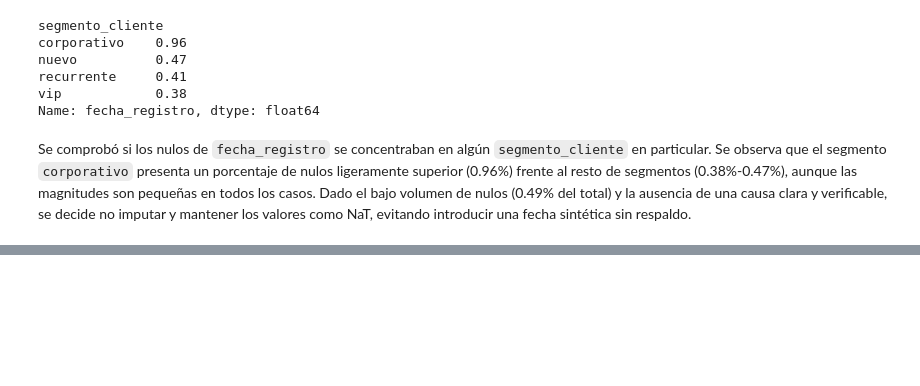
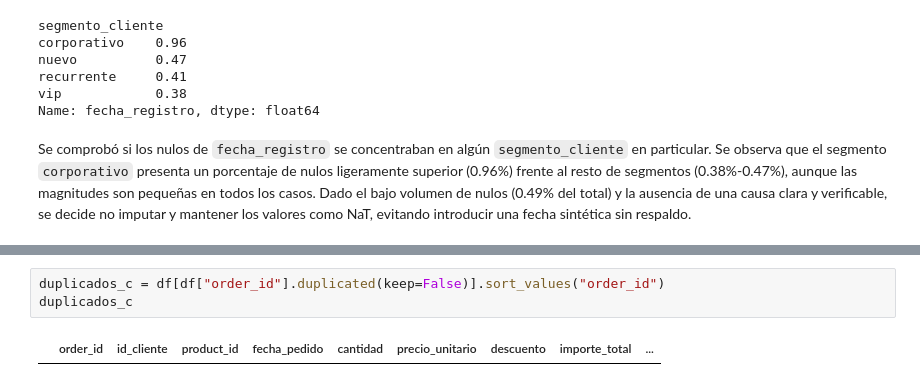
Before and after one commit to FM-Luque/4.DataProyect_Proyecto_Final, a Jupyter notebook: notebooks/02_limpieza_transformacion.ipynb, the cells around one changed output, grey strips where cells are left out. Saved outputs shown, nothing was run; the diff lists cells and outputs as text; blank space fills up the shorter version.

```diff
--- a/notebooks/02_limpieza_transformacion.ipynb
+++ b/notebooks/02_limpieza_transformacion.ipynb
@@ -659,0 +736,5 @@ los valores como NaT, evitando introducir una fecha sintética sin respaldo.
+# %%
+duplicados_c = df[df["order_id"].duplicated(keep=False)].sort_values("order_id")
+duplicados_c
+# %% [output]
+|  | order_id | id_cliente | product_id | fecha_pedido | cantidad | precio_unitario | descuento | importe_total | ... |
```
Also changed, not shown: parts of 34 cells of this notebook, 4 other files.
